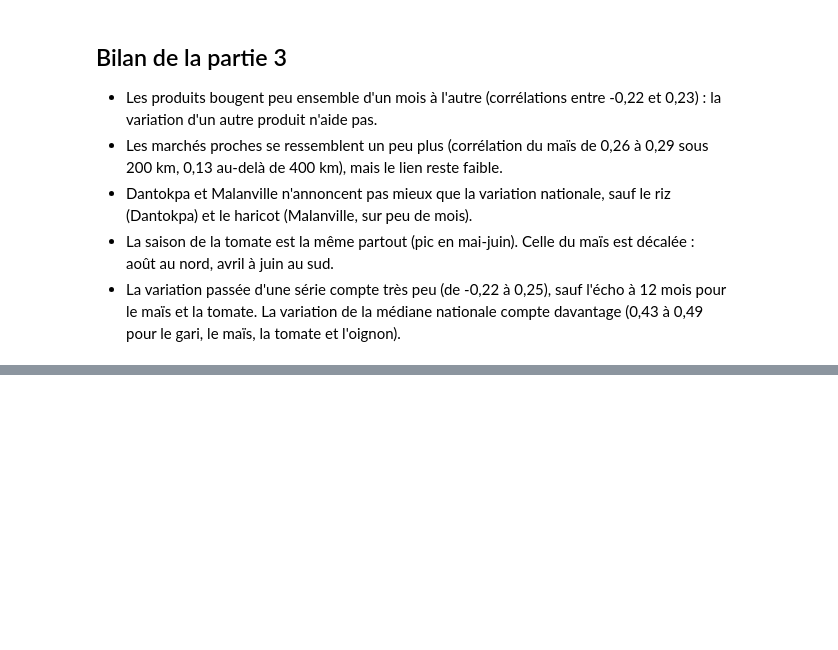
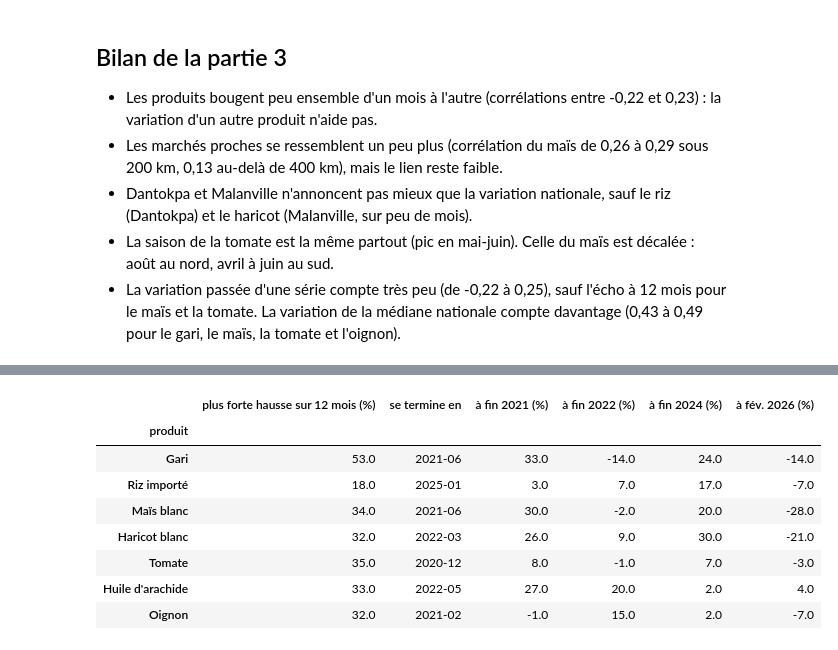
Before and after one commit to Patrickdoch130207/benin-food-price-forecast, a Jupyter notebook: notebooks/02_eda.ipynb, the cells around one changed output, grey strips where cells are left out. Drawn from its saved outputs; the diff is of its cells as text; code cells hidden in the pictures; blank space fills up the shorter version.

```diff
--- a/notebooks/02_eda.ipynb
+++ b/notebooks/02_eda.ipynb
@@ -714,0 +723,23 @@ plt.show()
+# %%
+lisse = indice.rolling(12, min_periods=10).mean()
+hausse12 = (lisse / lisse.shift(12) - 1) * 100
+
+periodes = pd.DataFrame({
+    "plus forte hausse sur 12 mois (%)": hausse12.max().round(0),
+    "se termine en": hausse12.idxmax().astype(str),
+    "à fin 2021 (%)": hausse12.loc["2021-12"].round(0),
+    "à fin 2022 (%)": hausse12.loc["2022-12"].round(0),
+    "à fin 2024 (%)": hausse12.loc["2024-12"].round(0),
+    "à fév. 2026 (%)": hausse12.loc["2026-02"].round(0),
+})
+periodes
+# %% [output]
+|  | plus forte hausse sur 12 mois (%) | se termine en | à fin 2021 (%) | à fin 2022 (%) | à fin 2024 (%) | à fév. 2026 (%) |
+| produit |  |  |  |  |  |  |
+| Gari | 53.0 | 2021-06 | 33.0 | -14.0 | 24.0 | -14.0 |
+| Riz importé | 18.0 | 2025-01 | 3.0 | 7.0 | 17.0 | -7.0 |
+| Maïs blanc | 34.0 | 2021-06 | 30.0 | -2.0 | 20.0 | -28.0 |
+| Haricot blanc | 32.0 | 2022-03 | 26.0 | 9.0 | 30.0 | -21.0 |
+| Tomate | 35.0 | 2020-12 | 8.0 | -1.0 | 7.0 | -3.0 |
+| Huile d'arachide | 33.0 | 2022-05 | 27.0 | 20.0 | 2.0 | 4.0 |
+| Oignon | 32.0 | 2021-02 | -1.0 | 15.0 | 2.0 | -7.0 |
```
Also changed, not shown: parts of 13 cells of this notebook, 6 other files.
